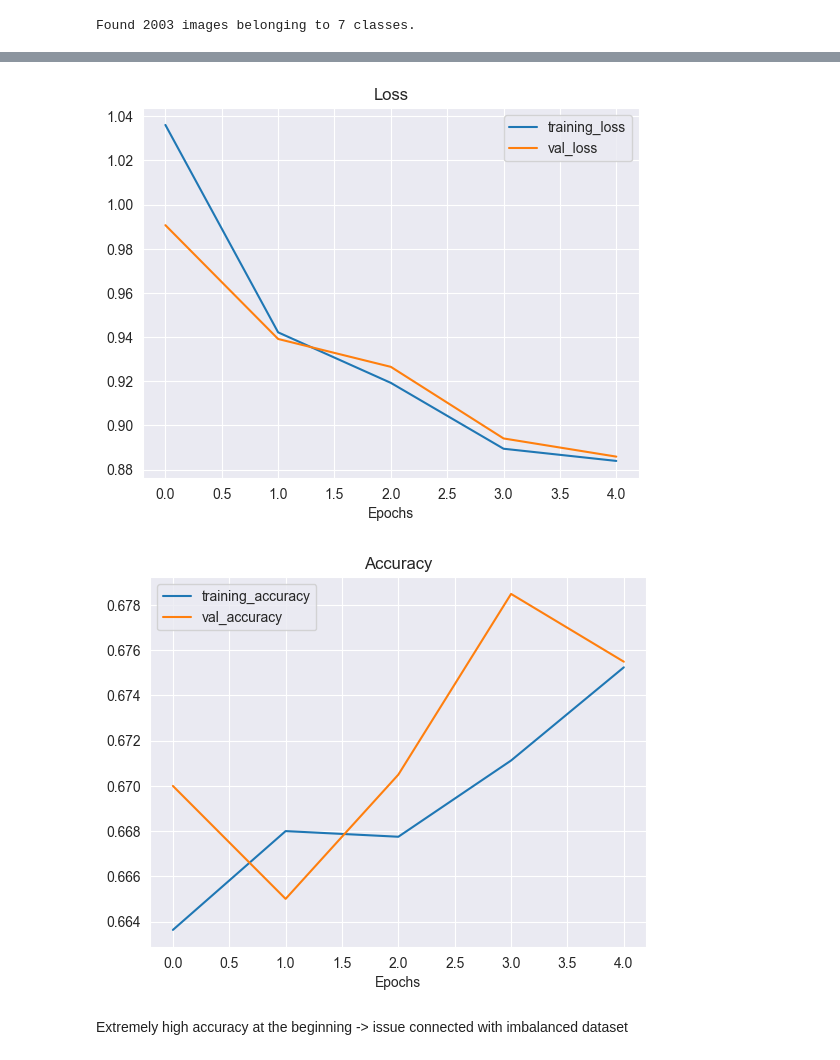
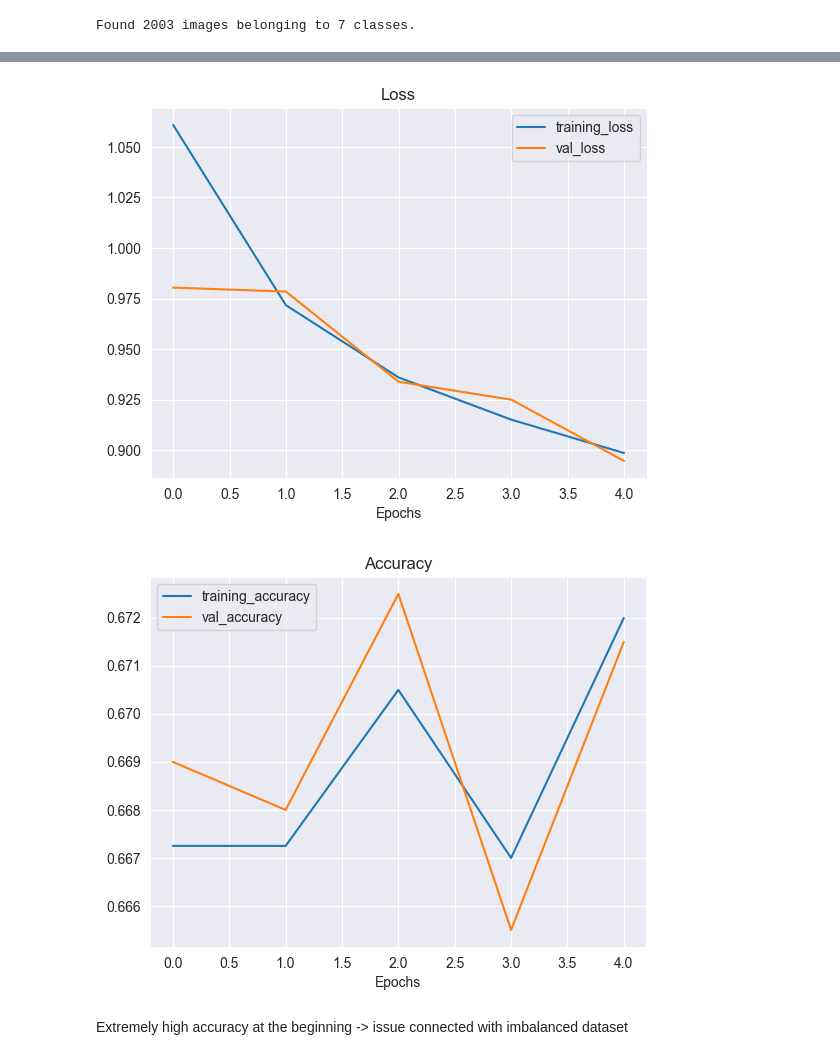
Before and after one commit to natix-x/Skin-cancer-prediction, a Jupyter notebook: data_modelling/deep_learning/deep_learning_unchanged_dataset.ipynb, the cells around one changed output, grey strips where cells are left out. Drawn from its saved outputs; the diff is of its cells as text; code cells hidden in the pictures.

```diff
--- a/data_modelling/deep_learning/deep_learning_unchanged_dataset.ipynb
+++ b/data_modelling/deep_learning/deep_learning_unchanged_dataset.ipynb
@@ -50,25 +55,24 @@ for index, row in test_df.iterrows():
 # %%
 train_datagen = ImageDataGenerator(
-    rescale=1./255.,
+    rescale=1. / 255.,
     rotation_range=45,
     width_shift_range=0.2,
     height_shift_range=0.2,
     shear_range=0.2,
-    horizontal_flip=True,
     vertical_flip=True,
-    fill_mode="reflect",
+    fill_mode="reflect"
 )  # define train image generator, add data augmentation techniques
 # %%
 test_datagen = ImageDataGenerator(rescale=1./255.)  # define test image generator
 # %%
 train_data = train_datagen.flow_from_directory(
-    directory=train_dir, class_mode="categorical", batch_size=32, target_size=(256, 256)
+    directory=train_dir, class_mode="categorical", batch_size=32, target_size=(128, 128)
 )  # load train data
 # %% [output]
 Found 8012 images belonging to 7 classes.
 # %%
 test_data = test_datagen.flow_from_directory(
-    directory=test_dir, class_mode="categorical", batch_size=32, target_size=(256, 256), shuffle=False
-)  # load test_data
+    directory=test_dir, class_mode="categorical", batch_size=32, target_size=(128, 128), shuffle=False
+)  # load test data
 # %% [output]
 Found 2003 images belonging to 7 classes.
@@ -75,10 +83,9 @@ Found 2003 images belonging to 7 classes.
 # %%
-tf.random.set_seed(42)
 model_1 = Sequential(
     [Conv2D(filters=10,
             kernel_size=3,
             activation="relu",
-            input_shape=(256, 256, 3)),
+            input_shape=(128, 128, 3)),
      Conv2D(10,3,activation="relu"),
      MaxPool2D(pool_size=2, padding="valid"),
      Conv2D(10,3,activation="relu"),
@@ -134,7 +114,7 @@ def plot_loss_curves(history):
 # %%
-plot_loss_curves(history_1)
+plot_loss_accuracy_curves(history_1)
 # %% [output]
-[figure, old version]
+[figure, new version]
-[figure, old version]
+[figure, new version]
 # %% [markdown]
 Extremely high accuracy at the beginning -> issue connected with imbalanced dataset
```
Also changed, not shown: parts of 21 cells of this notebook.
